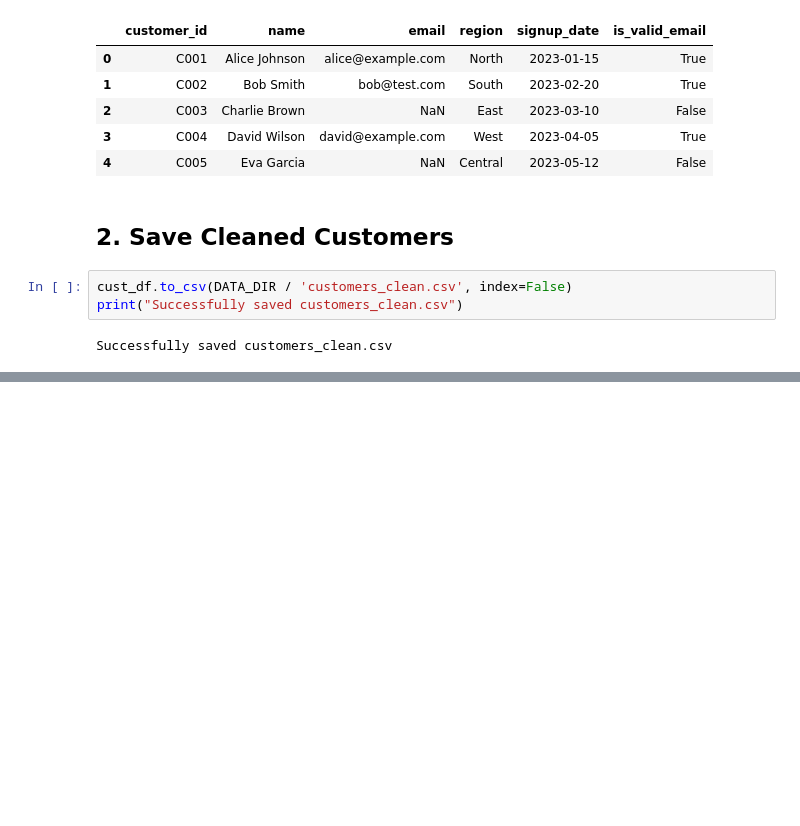
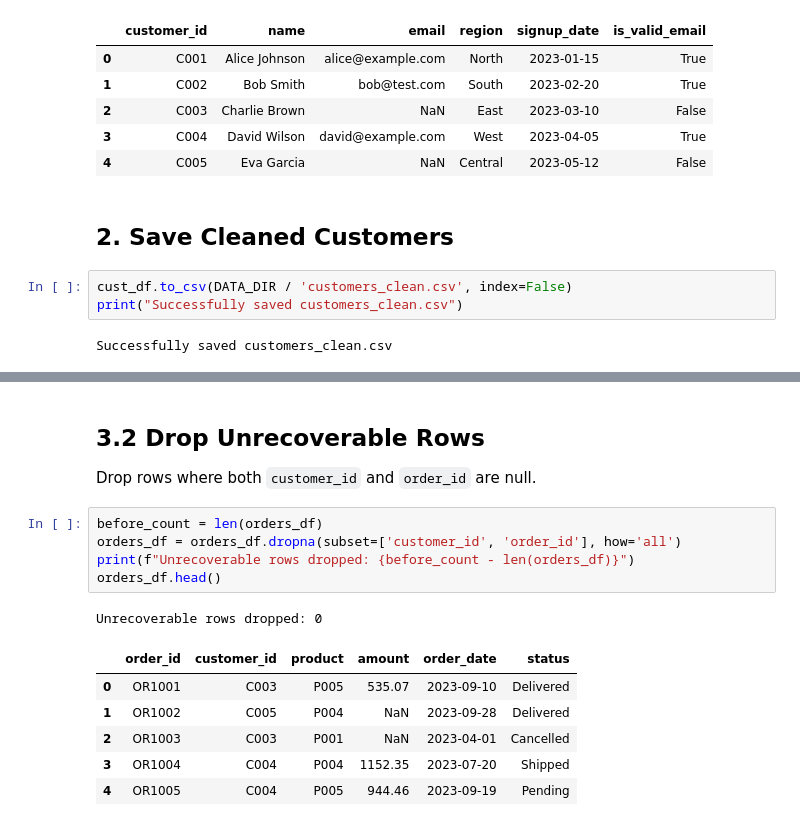
Before and after one commit to adityaraj31/Data-Insights-Pipeline, a Jupyter notebook: notebook/data_cleaning.ipynb, the cells around one changed output, grey strips where cells are left out. Saved outputs shown, nothing was run; the diff lists cells and outputs as text; blank space fills up the shorter version.

```diff
--- a/notebook/data_cleaning.ipynb
+++ b/notebook/data_cleaning.ipynb
@@ -126,0 +165,16 @@ Successfully saved customers_clean.csv
+# %% [markdown]
+## 3.2 Drop Unrecoverable Rows
+Drop rows where both `customer_id` and `order_id` are null.
+# %%
+before_count = len(orders_df)
+orders_df = orders_df.dropna(subset=['customer_id', 'order_id'], how='all')
+print(f"Unrecoverable rows dropped: {before_count - len(orders_df)}")
+orders_df.head()
+# %% [output]
+Unrecoverable rows dropped: 0
+|  | order_id | customer_id | product | amount | order_date | status |
+| 0 | OR1001 | C003 | P005 | 535.07 | 2023-09-10 | Delivered |
+| 1 | OR1002 | C005 | P004 | NaN | 2023-09-28 | Delivered |
+| 2 | OR1003 | C003 | P001 | NaN | 2023-04-01 | Cancelled |
+| 3 | OR1004 | C004 | P004 | 1152.35 | 2023-07-20 | Shipped |
+| 4 | OR1005 | C004 | P005 | 944.46 | 2023-09-19 | Pending |
```
Also changed, not shown: parts of 13 cells of this notebook, 3 other files.
